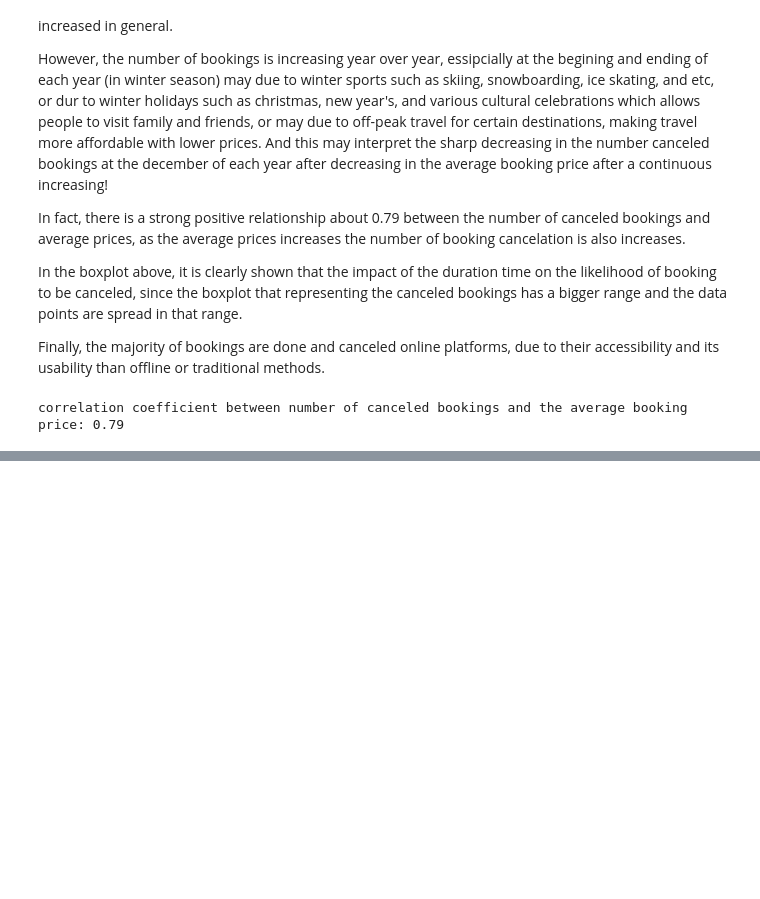
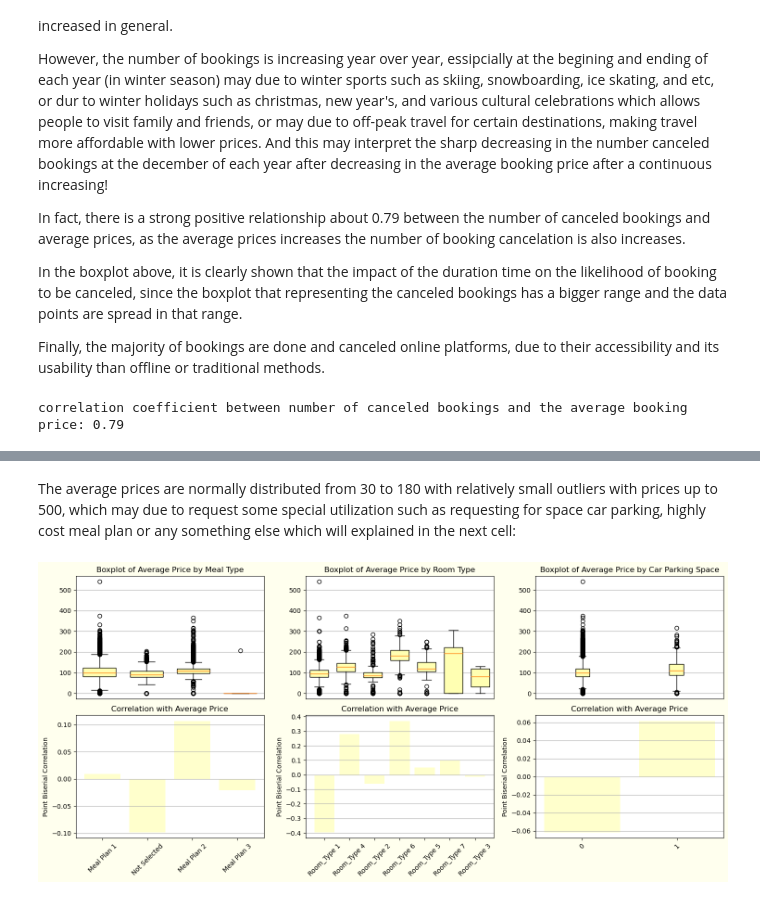
Before and after one commit to AMQ4/Cellula-intern, a Jupyter notebook: Task 1: EDA/Hotel_Bookings_EDA.ipynb, the cells around one changed output, grey strips where cells are left out. Saved outputs shown, nothing was run; the diff lists cells and outputs as text; code cells hidden in the pictures; blank space fills up the shorter version.

```diff
--- a/Task 1: EDA/Hotel_Bookings_EDA.ipynb
+++ b/Task 1: EDA/Hotel_Bookings_EDA.ipynb
@@ -301,0 +383,77 @@ correlation coefficient between number of canceled bookings and the average book
+# %% [markdown]
+The average prices are normally distributed from 30 to 180 with relatively small outliers with prices up to 500, which may due to request some special utilization such as requesting for space car parking, highly cost meal plan or any something else which will explained in the next cell:
+# %%
+meal_types = df["type of meal"].unique()
+correlations_meal = [pointbiserialr((df["type of meal"] == meal).astype(int), df["average price"])[0] for meal in meal_types]
+
+room_types = df["room type"].unique()
+correlations_room = [pointbiserialr((df["room type"] == room).astype(int), df["average price"])[0] for room in room_types]
+
+correlation_car_parking = [pointbiserialr((df['car parking space'] == parking_value).astype(int), df['average price'])[0] for parking_value in df['car parking space'].unique()]
+
+fig, ((ax1, ax2, ax3), (ax4, ax5, ax6)) = plt.subplots(nrows=2, ncols=3, figsize=(15, 7), facecolor="#ffffee")
+
+norm = plt.Normalize(df["average price"].mean().min(), df["average price"].mean().max())
+cmap = plt.cm.YlOrRd
+
+for i, meal_plan in enumerate(meal_types):
+    ax1.boxplot(
+        df["average price"][df["type of meal"] == meal_plan],
+        positions=[i], labels=[meal_plan], widths=0.7,
+        patch_artist=True,
+        boxprops={"facecolor": "#ffffb2"}
+    )
+
+ax1.set_xticks(range(len(meal_types)))
+ax1.set_xticklabels(meal_types)
+ax1.grid(axis='y')
+ax1.set_title('Boxplot of Average Price by Meal Type')
+ax1.axes.xaxis.set_visible(False)
+
+ax4.bar(range(len(correlations_meal)), correlations_meal, color=cmap(norm(correlations_meal)))
+ax4.set_xticks(range(len(meal_types)))
+ax4.set_xticklabels(meal_types, rotation=45)
+ax4.set_ylabel('Point Biserial Correlation')
+ax4.set_title('Correlation with Average Price')
+
+for i, room_type in enumerate(room_types):
+    ax2.boxplot(
+        df["average price"][df["room type"] == room_type],
+        positions=[i], widths=0.7,
+        patch_artist=True,
+        boxprops={"facecolor": "#ffffb2"}
+    )
+
+ax2.set_xticks(range(len(room_types)))
+ax2.set_xticklabels(room_types, rotation=45)
+ax2.grid(axis='y')
+ax2.set_title('Boxplot of Average Price by Room Type')
+ax2.axes.xaxis.set_visible(False)
+
+ax5.bar(range(len(correlations_room)), correlations_room, color=cmap(norm(correlations_room)))
+ax5.set_xticks(range(len(room_types)))
+ax5.set_xticklabels(room_types, rotation=45)
+ax5.set_ylabel('Point Biserial Correlation')
+ax5.set_title('Correlation with Average Price')
+
+car_parking_data = [df[df['car parking space'] == value]['average price'] for value in df['car parking space'].unique()]
+ax3.boxplot(car_parking_data, patch_artist=True, boxprops={"facecolor": "#ffffb2"})
+ax3.set_xticklabels(df['car parking space'].unique(), rotation=45)
+ax3.grid(axis='y')
+ax3.set_title('Boxplot of Average Price by Car Parking Space')
+ax3.axes.xaxis.set_visible(False)
+
+ax6.bar(range(len(df['car parking space'].unique())), correlation_car_parking, color=cmap(norm(correlation_car_parking)))
+ax6.set_xticks(range(len(df['car parking space'].unique())))
+ax6.set_xticklabels(df['car parking space'].unique(), rotation=45)
+ax6.set_ylabel('Point Biserial Correlation')
+ax6.set_title('Correlation with Average Price')
+
+ax4.grid(axis='y')
+ax5.grid(axis='y')
+ax6.grid(axis='y')
+
+plt.tight_layout()
+plt.show()
+# %% [output]
+[figure, added]
```
Also changed, not shown: parts of 17 cells of this notebook.
